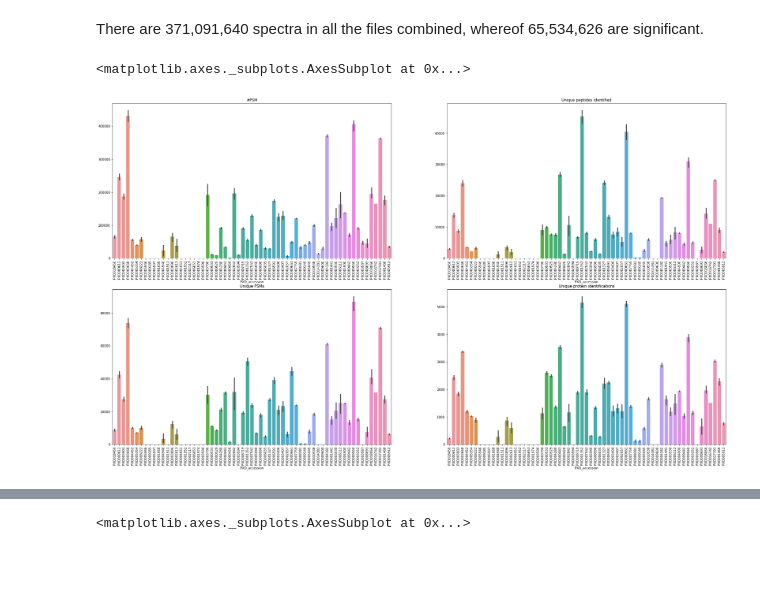
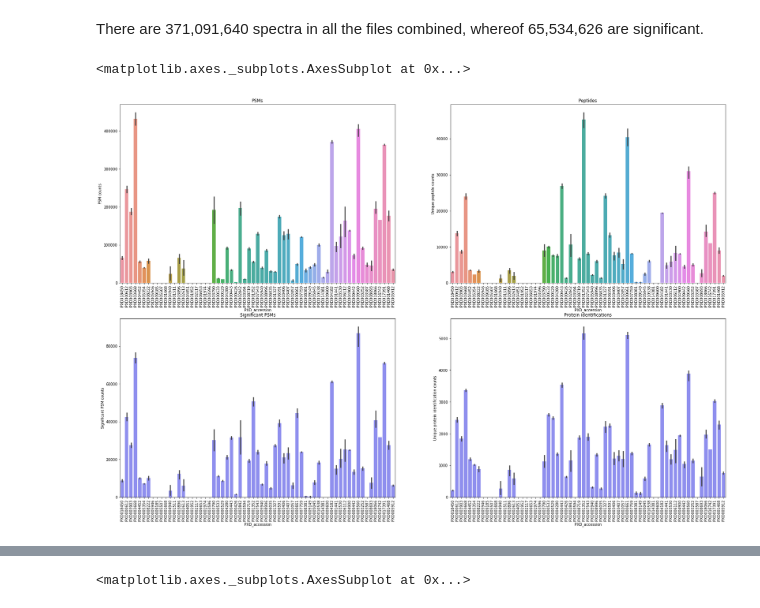
Before and after one commit to SamvPy/Master_thesis_AJ_22_23, a Jupyter notebook: master_thesis/Database/summary_stats_data.ipynb, the cells around one changed output, grey strips where cells are left out. Drawn from its saved outputs; the diff is of its cells as text; code cells hidden in the pictures; blank space fills up the shorter version.

```diff
--- a/master_thesis/Database/summary_stats_data.ipynb
+++ b/master_thesis/Database/summary_stats_data.ipynb
@@ -393,21 +397,25 @@ dtype: int64
 # %% [markdown]
 There are 371,091,640 spectra in all the files combined, whereof 65,534,626 are significant.
 # %%
-fig, ax = plt.subplots(2,2, figsize = (35,20))
+fig, ax = plt.subplots(2,2, figsize = (30,20))
 
 for axi in ax.reshape(-1):
     axi.set_xticklabels(axi.get_xticks(), rotation = 90)
 
-ax[0,0].set_title("#PSM")
-ax[0,1].set_title("Unique peptides identified")
-ax[1,0].set_title("significant PSMs")
-ax[1,1].set_title("Unique protein identifications")
+ax[0,0].set_title("PSMs")
+ax[0,0].set_ylabel("PSM counts")
+ax[0,1].set_title("Peptides")
+ax[0,1].set_ylabel("Unique peptide counts")
+ax[1,0].set_title("Significant PSMs")
+ax[1,0].set_ylabel("Significant PSM counts")
+ax[1,1].set_title("Protein identifications")
+ax[1,1].set_ylabel("Unique protein identification counts")
 
 
 sns.barplot(x=subset_all_parsed.PXD_accession, y=subset_all_parsed["all_PSM"].tolist(), ax=ax[0,0])
 sns.barplot(x=subset_all_parsed.PXD_accession , y=subset_all_parsed["peptides"].tolist(), ax=ax[0,1])
-sns.barplot(x=subset_all_parsed.PXD_accession , y=subset_all_parsed["sign_PSM"].tolist(), ax=ax[1,0])
-sns.barplot(x=subset_all_parsed.PXD_accession , y=subset_all_parsed["proteins"].tolist(), ax=ax[1,1])
+sns.barplot(x=subset_all_parsed.PXD_accession , y=subset_all_parsed["sign_PSM"].tolist(), ax=ax[1,0], color="b", alpha=.5)
+sns.barplot(x=subset_all_parsed.PXD_accession , y=subset_all_parsed["proteins"].tolist(), ax=ax[1,1], color="b", alpha=.5)
 # %% [output]
 <matplotlib.axes._subplots.AxesSubplot at 0x...>
-[figure, old version]
+[figure, new version]
```
Also changed, not shown: parts of 14 cells of this notebook, 4 other files.
